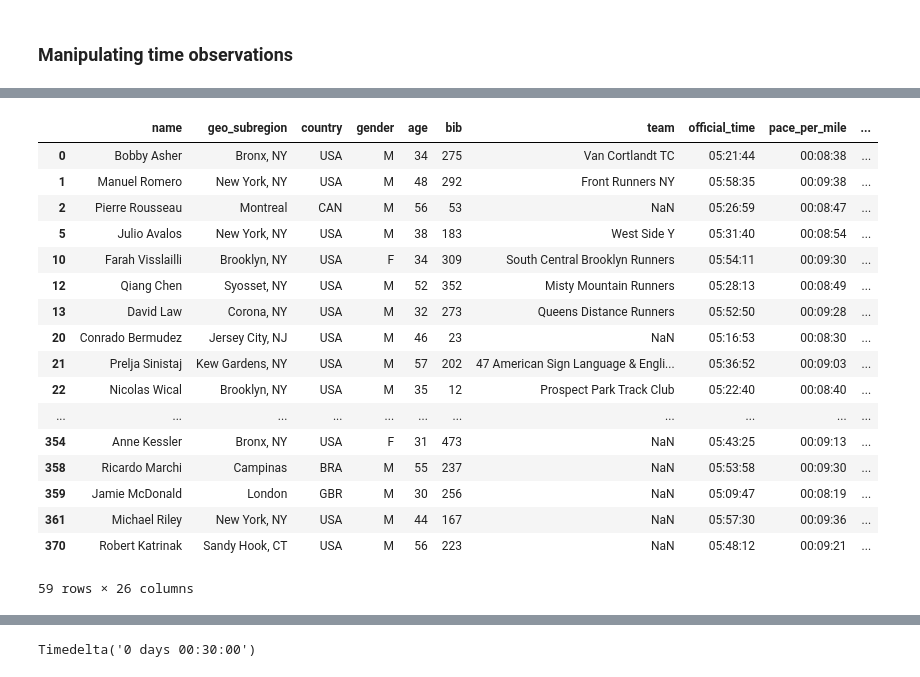
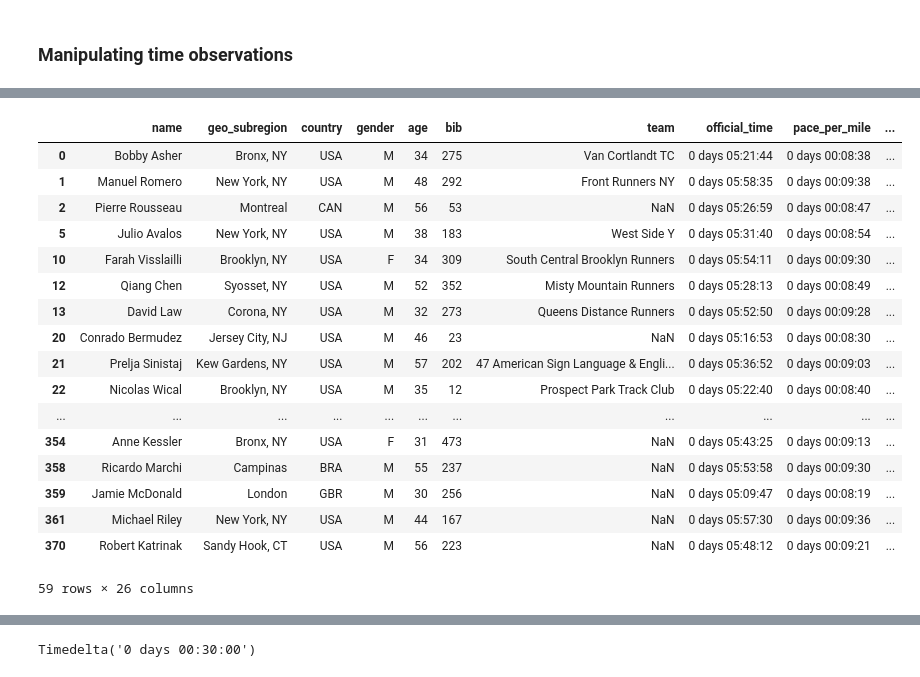
Before and after one commit to CraftyJack/racing_analysis, a Jupyter notebook: 02_EDA/racing_EDA.ipynb, the cells around one changed output, grey strips where cells are left out. Saved outputs shown, nothing was run; the diff lists cells and outputs as text; code cells hidden in the pictures.

```diff
--- a/02_EDA/racing_EDA.ipynb
+++ b/02_EDA/racing_EDA.ipynb
@@ -107,23 +147,26 @@ df.loc[df['name'] == 'Jack Craft']['official_time']
 Name: official_time, dtype: timedelta64[ns]
 # %%
-# Find all finishers within a certain time window.
-df.loc[(df['official_time'] < pd.to_timedelta(6, unit = 'h')) & (df['official_time'] > pd.to_timedelta(5, unit = 'h'))]
+# Find all finishers within a certain time window
+test_window_df = df.loc[(df['official_time'] > pd.to_timedelta(5, unit = 'h'))\
+                        & (df['official_time'] < pd.to_timedelta(6, unit = 'h'))]
+
+test_window_df
 # %% [output]
 |  | name | geo_subregion | country | gender | age | bib | team | official_time | pace_per_mile | ... |
-| 0 | Bobby Asher | Bronx, NY | USA | M | 34 | 275 | Van Cortlandt TC | 05:21:44 | 00:08:38 | ... |
-| 1 | Manuel Romero | New York, NY | USA | M | 48 | 292 | Front Runners NY | 05:58:35 | 00:09:38 | ... |
-| 2 | Pierre Rousseau | Montreal | CAN | M | 56 | 53 | NaN | 05:26:59 | 00:08:47 | ... |
-| 5 | Julio Avalos | New York, NY | USA | M | 38 | 183 | West Side Y | 05:31:40 | 00:08:54 | ... |
-| 10 | Farah Visslailli | Brooklyn, NY | USA | F | 34 | 309 | South Central Brooklyn Runners | 05:54:11 | 00:09:30 | ... |
-| 12 | Qiang Chen | Syosset, NY | USA | M | 52 | 352 | Misty Mountain Runners | 05:28:13 | 00:08:49 | ... |
-| 13 | David Law | Corona, NY | USA | M | 32 | 273 | Queens Distance Runners | 05:52:50 | 00:09:28 | ... |
-| 20 | Conrado Bermudez | Jersey City, NJ | USA | M | 46 | 23 | NaN | 05:16:53 | 00:08:30 | ... |
-| 21 | Prelja Sinistaj | Kew Gardens, NY | USA | M | 57 | 202 | 47 American Sign Language & Engli... | 05:36:52 | 00:09:03 | ... |
-| 22 | Nicolas Wical | Brooklyn, NY | USA | M | 35 | 12 | Prospect Park Track Club | 05:22:40 | 00:08:40 | ... |
+| 0 | Bobby Asher | Bronx, NY | USA | M | 34 | 275 | Van Cortlandt TC | 0 days 05:21:44 | 0 days 00:08:38 | ... |
+| 1 | Manuel Romero | New York, NY | USA | M | 48 | 292 | Front Runners NY | 0 days 05:58:35 | 0 days 00:09:38 | ... |
+| 2 | Pierre Rousseau | Montreal | CAN | M | 56 | 53 | NaN | 0 days 05:26:59 | 0 days 00:08:47 | ... |
+| 5 | Julio Avalos | New York, NY | USA | M | 38 | 183 | West Side Y | 0 days 05:31:40 | 0 days 00:08:54 | ... |
+| 10 | Farah Visslailli | Brooklyn, NY | USA | F | 34 | 309 | South Central Brooklyn Runners | 0 days 05:54:11 | 0 days 00:09:30 | ... |
+| 12 | Qiang Chen | Syosset, NY | USA | M | 52 | 352 | Misty Mountain Runners | 0 days 05:28:13 | 0 days 00:08:49 | ... |
+| 13 | David Law | Corona, NY | USA | M | 32 | 273 | Queens Distance Runners | 0 days 05:52:50 | 0 days 00:09:28 | ... |
+| 20 | Conrado Bermudez | Jersey City, NJ | USA | M | 46 | 23 | NaN | 0 days 05:16:53 | 0 days 00:08:30 | ... |
+| 21 | Prelja Sinistaj | Kew Gardens, NY | USA | M | 57 | 202 | 47 American Sign Language & Engli... | 0 days 05:36:52 | 0 days 00:09:03 | ... |
+| 22 | Nicolas Wical | Brooklyn, NY | USA | M | 35 | 12 | Prospect Park Track Club | 0 days 05:22:40 | 0 days 00:08:40 | ... |
 | ... | ... | ... | ... | ... | ... | ... | ... | ... | ... | ... |
-| 354 | Anne Kessler | Bronx, NY | USA | F | 31 | 473 | NaN | 05:43:25 | 00:09:13 | ... |
-| 358 | Ricardo Marchi | Campinas | BRA | M | 55 | 237 | NaN | 05:53:58 | 00:09:30 | ... |
-| 359 | Jamie McDonald | London | GBR | M | 30 | 256 | NaN | 05:09:47 | 00:08:19 | ... |
-| 361 | Michael Riley | New York, NY | USA | M | 44 | 167 | NaN | 05:57:30 | 00:09:36 | ... |
-| 370 | Robert Katrinak | Sandy Hook, CT | USA | M | 56 | 223 | NaN | 05:48:12 | 00:09:21 | ... |
+| 354 | Anne Kessler | Bronx, NY | USA | F | 31 | 473 | NaN | 0 days 05:43:25 | 0 days 00:09:13 | ... |
+| 358 | Ricardo Marchi | Campinas | BRA | M | 55 | 237 | NaN | 0 days 05:53:58 | 0 days 00:09:30 | ... |
+| 359 | Jamie McDonald | London | GBR | M | 30 | 256 | NaN | 0 days 05:09:47 | 0 days 00:08:19 | ... |
+| 361 | Michael Riley | New York, NY | USA | M | 44 | 167 | NaN | 0 days 05:57:30 | 0 days 00:09:36 | ... |
+| 370 | Robert Katrinak | Sandy Hook, CT | USA | M | 56 | 223 | NaN | 0 days 05:48:12 | 0 days 00:09:21 | ... |
 59 rows × 26 columns
```
Also changed, not shown: parts of 31 cells of this notebook.
